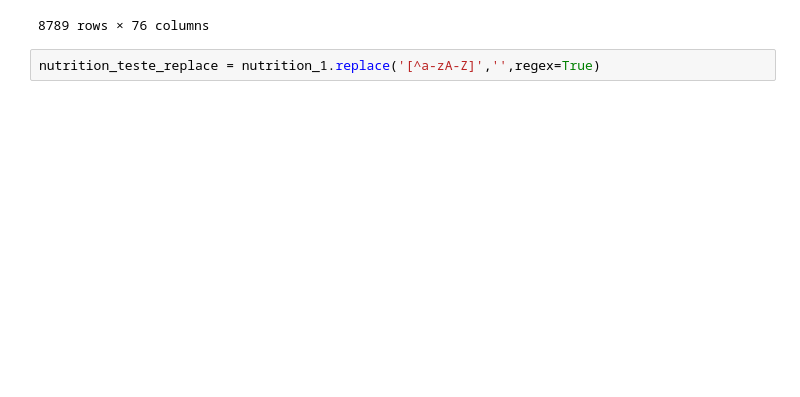
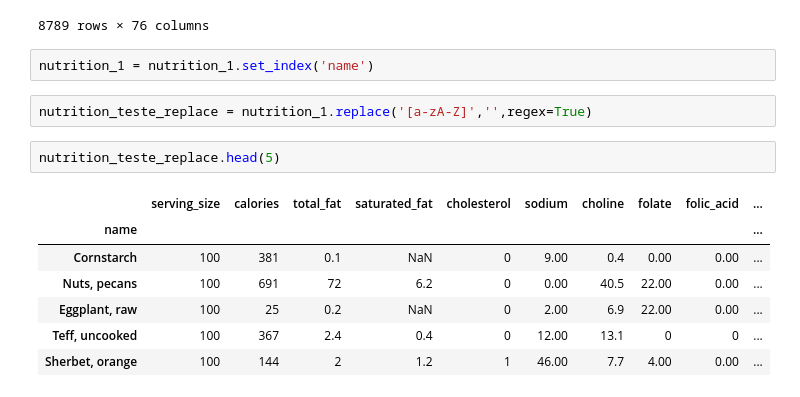
Before and after one commit to junio-firmino/Aprendizado_python, a Jupyter notebook: nutrition.ipynb, the cells around one changed output. Saved outputs shown, nothing was run; the diff lists cells and outputs as text; blank space fills up the shorter version.

```diff
--- a/nutrition.ipynb
+++ b/nutrition.ipynb
@@ -311,6 +311,18 @@ nutrition_1
 | 8787 | Beef, raw, all grades, trimmed to... | 100 g | 121 | 3g | 1.1g | 60mg | 53.00 mg | 64.2 mg | 4.00 mcg | ... |
 | 8788 | Beef, raw, all grades, trimmed to... | 100 g | 121 | 3g | 1.1g | 60mg | 53.00 mg | 64.2 mg | 4.00 mcg | ... |
 8789 rows × 76 columns
+# %%
+nutrition_1 = nutrition_1.set_index('name')
 # %%
-nutrition_teste_replace = nutrition_1.replace('[^a-zA-Z]','',regex=True)
+nutrition_teste_replace = nutrition_1.replace('[a-zA-Z]','',regex=True)
+# %%
+nutrition_teste_replace.head(5)
+# %% [output]
+|  | serving_size | calories | total_fat | saturated_fat | cholesterol | sodium | choline | folate | folic_acid | ... |
+| name |  |  |  |  |  |  |  |  |  | ... |
+| Cornstarch | 100 | 381 | 0.1 | NaN | 0 | 9.00 | 0.4 | 0.00 | 0.00 | ... |
+| Nuts, pecans | 100 | 691 | 72 | 6.2 | 0 | 0.00 | 40.5 | 22.00 | 0.00 | ... |
+| Eggplant, raw | 100 | 25 | 0.2 | NaN | 0 | 2.00 | 6.9 | 22.00 | 0.00 | ... |
+| Teff, uncooked | 100 | 367 | 2.4 | 0.4 | 0 | 12.00 | 13.1 | 0 | 0 | ... |
+| Sherbet, orange | 100 | 144 | 2 | 1.2 | 1 | 46.00 | 7.7 | 4.00 | 0.00 | ... |
 # %%
```
Also changed, not shown: parts of 6 cells of this notebook.
